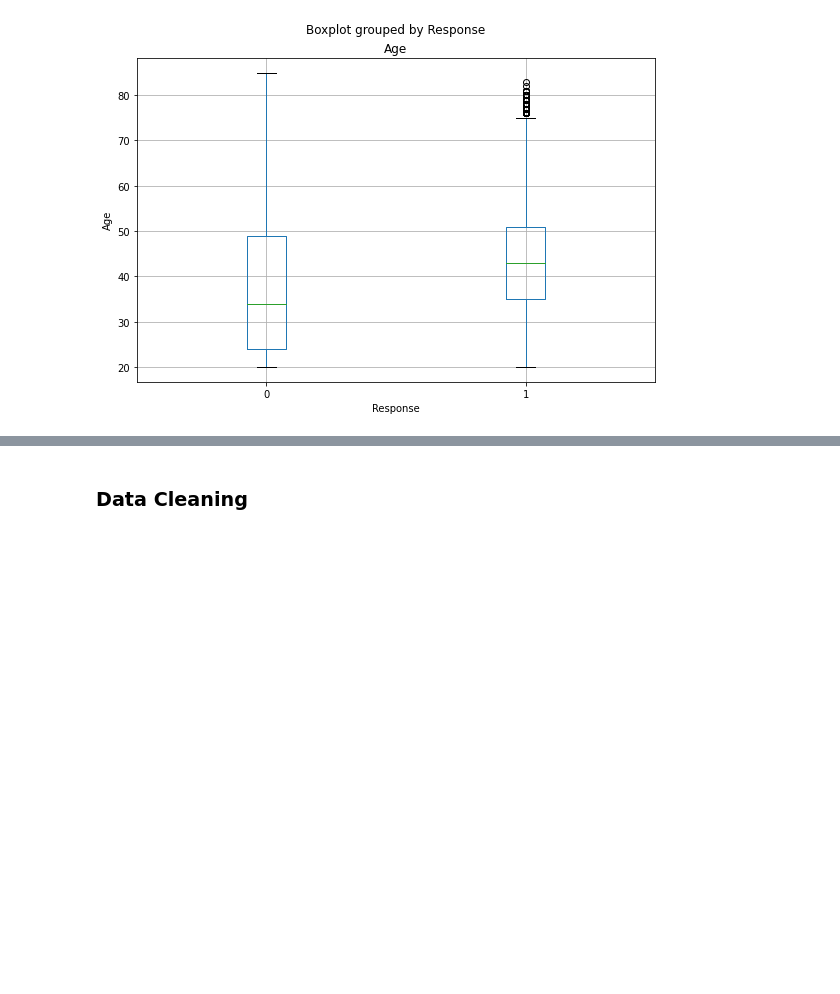
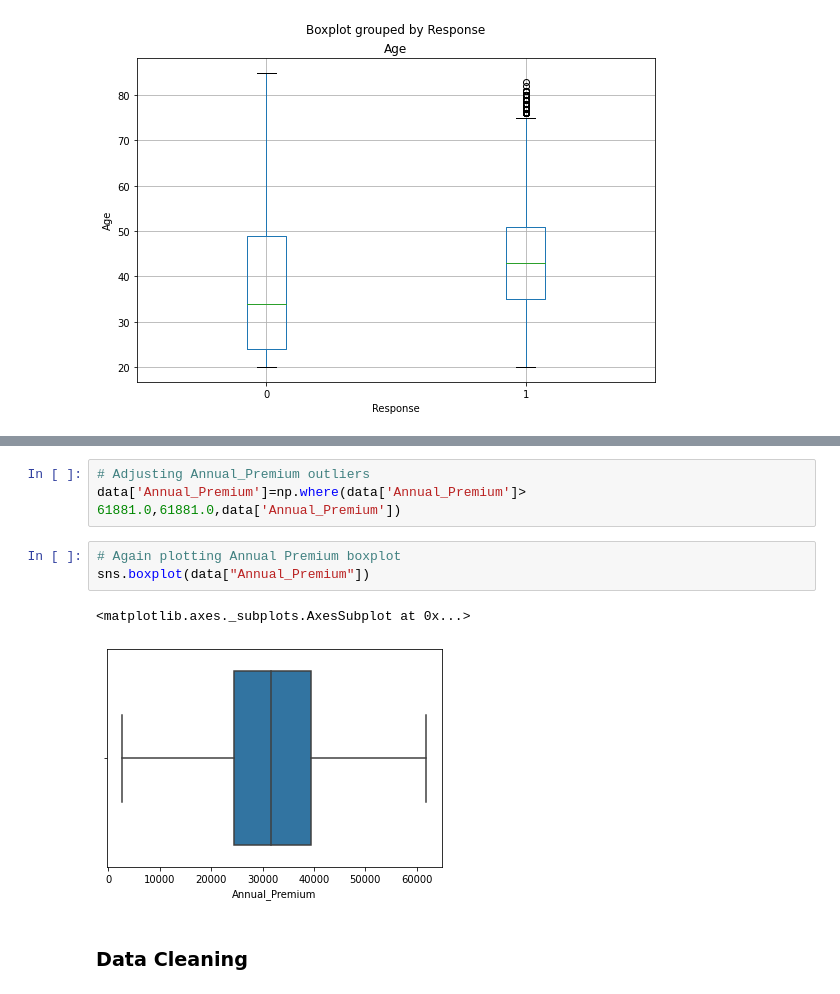
Before and after one commit to agrawalkunal2/insurance-cross_sell, a Jupyter notebook: HEALTH_INSURANCE_CROSS_SELL_PREDICTION.ipynb, the cells around one changed output, grey strips where cells are left out. Drawn from its saved outputs; the diff is of its cells as text; blank space fills up the shorter version.

```diff
--- a/HEALTH_INSURANCE_CROSS_SELL_PREDICTION.ipynb
+++ b/HEALTH_INSURANCE_CROSS_SELL_PREDICTION.ipynb
@@ -440,3 +485,12 @@ sns.boxplot(data['Age'])
+# %%
+# Adjusting Annual_Premium outliers
+data['Annual_Premium']=np.where(data['Annual_Premium']> 61881.0,61881.0,data['Annual_Premium'])
+# %%
+# Again plotting Annual Premium boxplot
+sns.boxplot(data["Annual_Premium"])
+# %% [output]
+<matplotlib.axes._subplots.AxesSubplot at 0x...>
+[figure, added]
 # %% [markdown]
 ### Data Cleaning
 # %%
```
Also changed, not shown: parts of 29 cells of this notebook.
